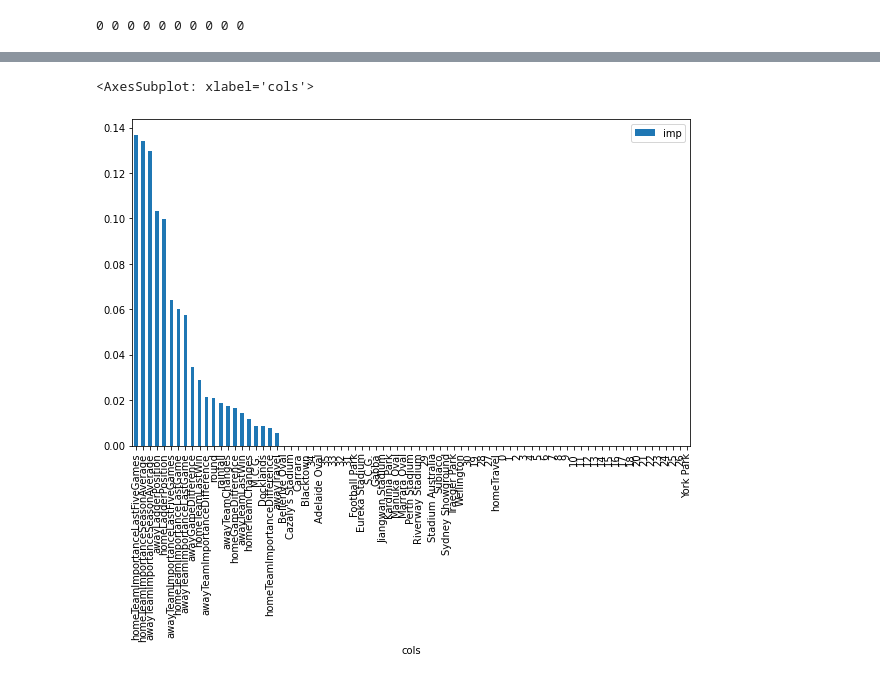
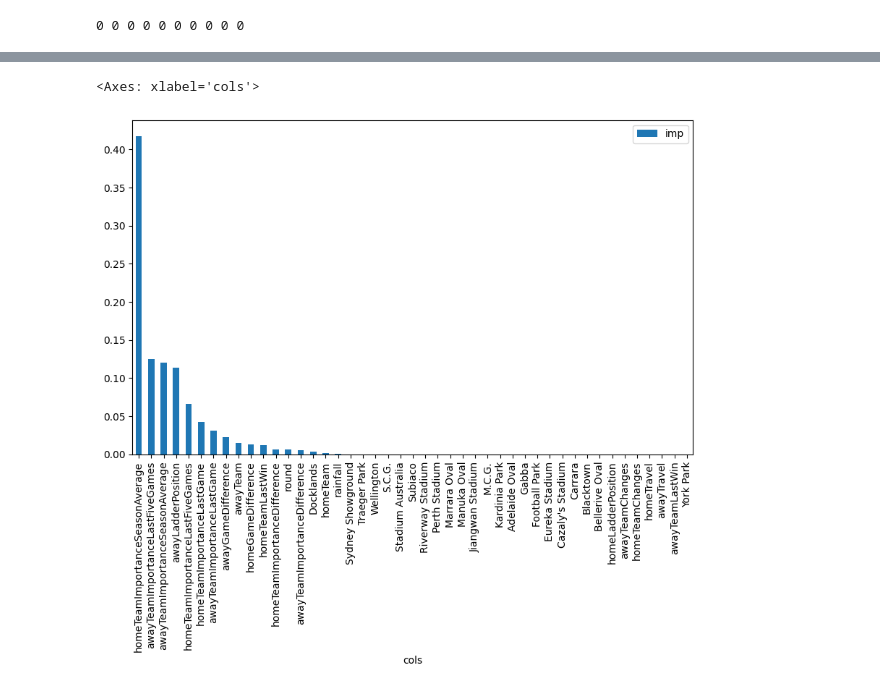
Before and after one commit to TomGallagher98/Thomas_Gallagher_Thesis, a Jupyter notebook: Data/AFL_Stats/FeatureEngineering.ipynb, the cells around one changed output, grey strips where cells are left out. Saved outputs shown, nothing was run; the diff lists cells and outputs as text; code cells hidden in the pictures.

```diff
--- a/Data/AFL_Stats/FeatureEngineering.ipynb
+++ b/Data/AFL_Stats/FeatureEngineering.ipynb
@@ -173,7 +199,7 @@ def show_dtypes(df):
         print(f'{df.columns[index]} -> {df.dtypes[index]}' )
 # %%
 # Remove Variables
-drop_values = ['gameId', 'venue', 'homeTeam', 'homeWin','awayTeam', 'year','date','startTime', 'attendance', 'homeTeamScore', 'awayTeamScore']
+drop_values = ['gameId', 'venue', 'homeWin', 'year','date','startTime', 'attendance', 'homeTeamScore', 'awayTeamScore', 'round']
 X_2012 = games_2012.drop(drop_values,axis=1)
 X_2013 = games_2013.drop(drop_values,axis=1)
 X_2014 = games_2014.drop(drop_values,axis=1)
@@ -303,10 +292,10 @@ y_train_2014 = y_true_2014[:171]
 x_valid_2014 = X_2014[171:]
 y_valid_2014 = y_true_2014[171:]
 
-x_train_2015 = X_2015[:171]
-y_train_2015 = y_true_2015[:171]
-x_valid_2015 = X_2015[171:]
-y_valid_2015 = y_true_2015[171:]
+x_train_2015 = X_2015[:170]
+y_train_2015 = y_true_2015[:170]
+x_valid_2015 = X_2015[170:]
+y_valid_2015 = y_true_2015[170:]
 
 x_train_2016 = X_2016[:171]
 y_train_2016 = y_true_2016[:171]
@@ -328,10 +317,10 @@ y_train_2019 = y_true_2019[:171]
 x_valid_2019 = X_2019[171:]
 y_valid_2019 = y_true_2019[171:]
 
-x_train_2020 = X_2020[:171]
-y_train_2020 = y_true_2020[:171]
-x_valid_2020 = X_2020[171:]
-y_valid_2020 = y_true_2020[171:]
+x_train_2020 = X_2020[:127]
+y_train_2020 = y_true_2020[:127]
+x_valid_2020 = X_2020[127:]
+y_valid_2020 = y_true_2020[127:]
 
 x_train_2021 = X_2021[:171]
 y_train_2021 = y_true_2021[:171]
@@ -351,7 +340,3 @@ def print_score(m, train, valid, test=None):
     # else:
     #     print(m.score(X_test, y_test))
     #     plot_confusion_matrix(m, X_test, y_test)
-# %%
-model_1 = RandomForestClassifier(n_estimators=100, n_jobs=-1)
-model_1.fit(x_train_2012, y_train_2012)
-print_score(model_1, x_train_2012, x_valid_2012)
@@ -377,6 +441,22 @@ model_2 = RandomizedSearchCV(estimator=RandomForestClassifier(),
                        random_state=42)
 
 model_2.fit(x_train_2012, y_train_2012)
-print_score(model_2, x_train_2012, x_valid_2012)
+m2_2012 = print_score(model_1_2012, x_train_2012, y_train_2012, x_valid_2012, y_valid_2012)
+model_2.fit(x_train_2013, y_train_2013)
+m2_2013 = print_score(model_1_2013, x_train_2013, y_train_2013, x_valid_2013, y_valid_2013)
+model_2.fit(x_train_2014, y_train_2014)
+m2_2014 = print_score(model_1_2014, x_train_2014, y_train_2014, x_valid_2014, y_valid_2014)
+model_2.fit(x_train_2015, y_train_2015)
+m2_2015 = print_score(model_1_2015, x_train_2015, y_train_2015, x_valid_2015, y_valid_2015)
+model_2.fit(x_train_2016, y_train_2016)
+m2_2016 = print_score(model_1_2016, x_train_2016, y_train_2016, x_valid_2016, y_valid_2016)
+model_2.fit(x_train_2017, y_train_2017)
+m2_2017 = print_score(model_1_2017, x_train_2017, y_train_2017, x_valid_2017, y_valid_2017)
+model_2.fit(x_train_2018, y_train_2018)
+m2_2018 = print_score(model_1_2018, x_train_2018, y_train_2018, x_valid_2018, y_valid_2018)
+model_2.fit(x_train_2019, y_train_2019)
+m2_2019 = print_score(model_1_2019, x_train_2019, y_train_2019, x_valid_2019, y_valid_2019)
+model_2.fit(x_train_2020, y_train_2020)
+m2_2020 = print_score(model_1_2020, x_train_2020, y_train_2020, x_valid_2020, y_valid_2020)
 # %% [output]
 Fitting 4 folds for each of 100 candidates, totalling 400 fits
@@ -468,9 +557,9 @@ def rf_feat_importance(m, df):
 # %%
-fi = rf_feat_importance(bag_model , x_train_2012)
+fi = rf_feat_importance(s_model , x_valid_2012)
 fi.plot('cols', 'imp', 'bar', figsize=(10,6))
 # %% [output]
-<AxesSubplot: xlabel='cols'>
+<Axes: xlabel='cols'>
-[figure, old version]
+[figure, new version]
 # %%
 fi[:15]
 # %% [output]
```
Also changed, not shown: parts of 30 cells of this notebook, 14 other files.
